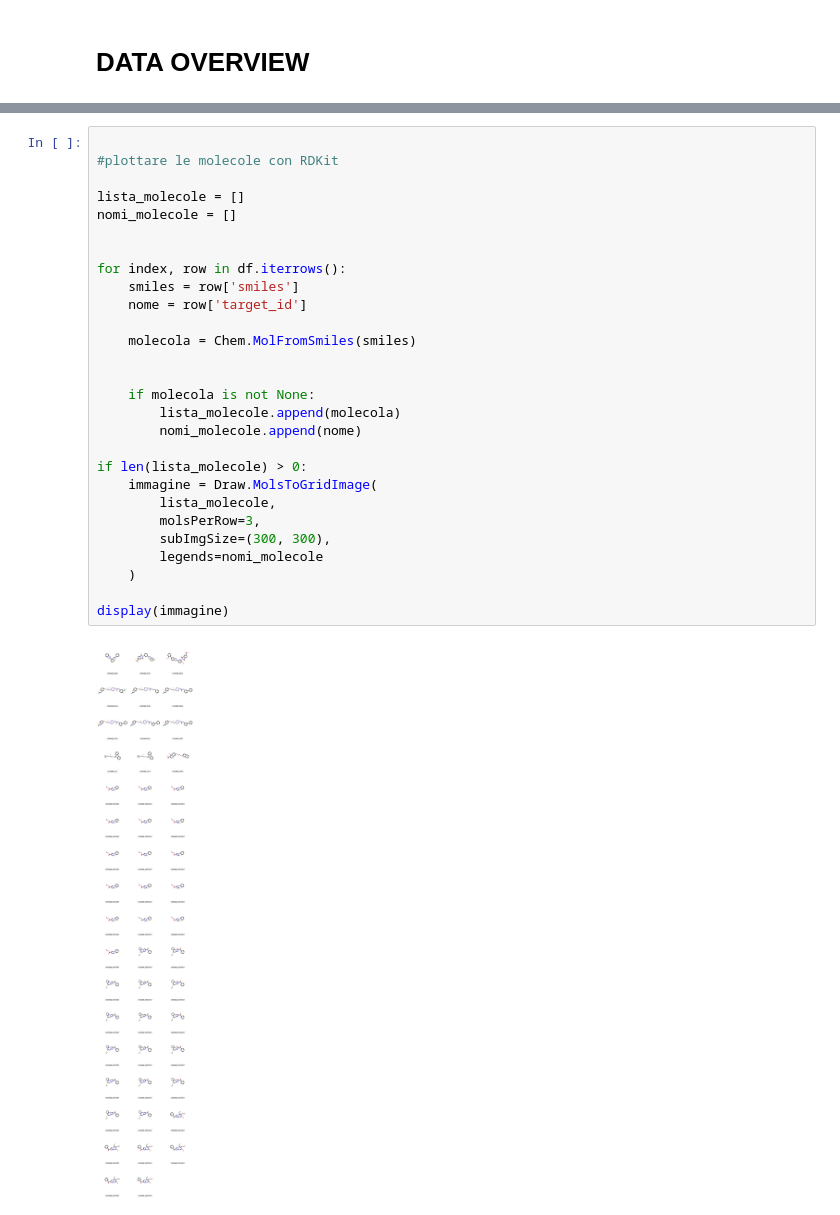
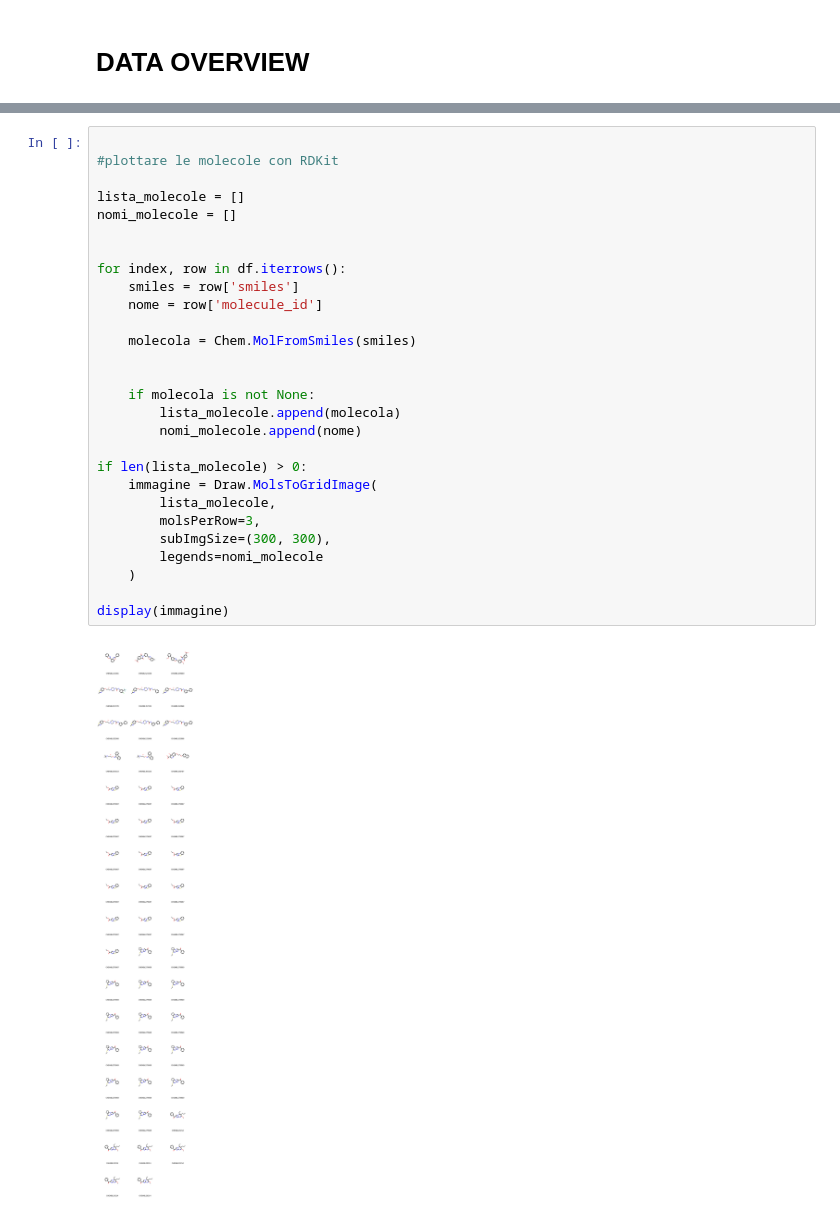
Before and after one commit to IsabelReguera/project_graph_ml, a Jupyter notebook: dataset_overview.ipynb, the cells around one changed output, grey strips where cells are left out. Cells and saved outputs as stored; diff of their text form.

```diff
--- a/dataset_overview.ipynb
+++ b/dataset_overview.ipynb
@@ -85,33 +85,33 @@ Name: 0, dtype: object
 # %%
 
 #plottare le molecole con RDKit
 
 lista_molecole = []
 nomi_molecole = []
 
 
 for index, row in df.iterrows():
     smiles = row['smiles']
-    nome = row['target_id']
+    nome = row['molecule_id']
 
     molecola = Chem.MolFromSmiles(smiles)
 
 
     if molecola is not None:
         lista_molecole.append(molecola)
         nomi_molecole.append(nome)
 
 if len(lista_molecole) > 0:
     immagine = Draw.MolsToGridImage(
         lista_molecole,
         molsPerRow=3,
         subImgSize=(300, 300),
         legends=nomi_molecole
     )
 
 display(immagine)
 # %% [output]
-[figure, old version]
+[figure, new version]
 # %%
 #creiamo e mostriamo i grafi delle molecole con NetworkX e Matplotlib
 lista_molecole = []
```
Also changed, not shown: parts of 3 cells of this notebook.
